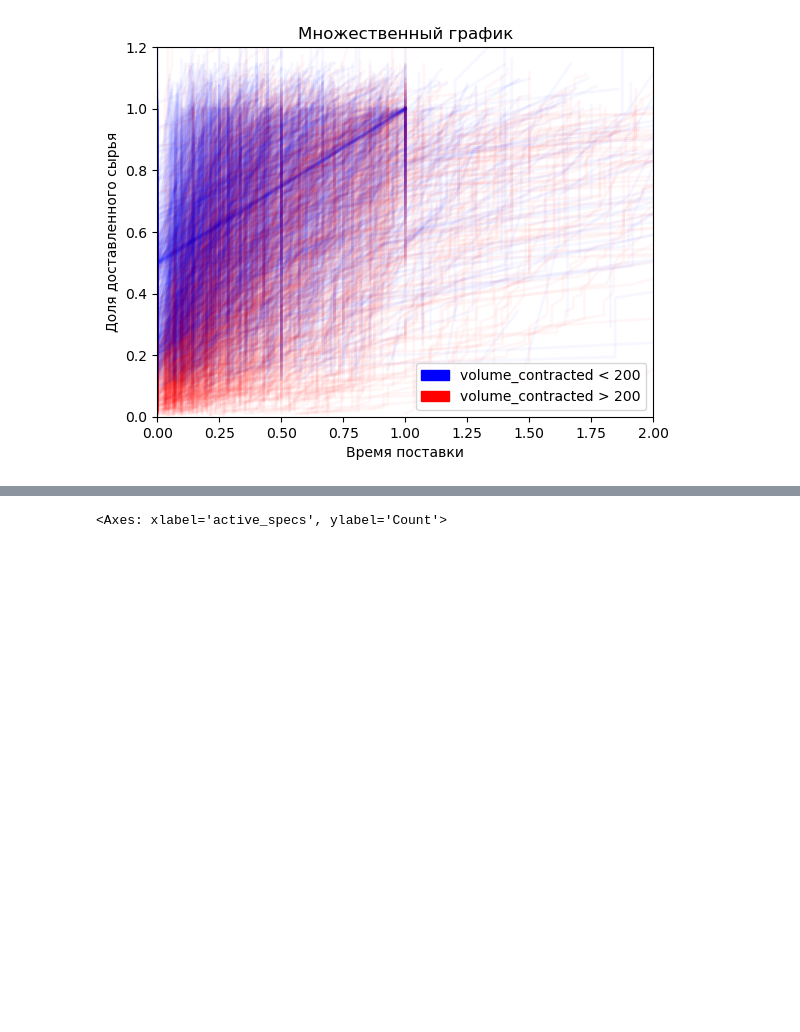
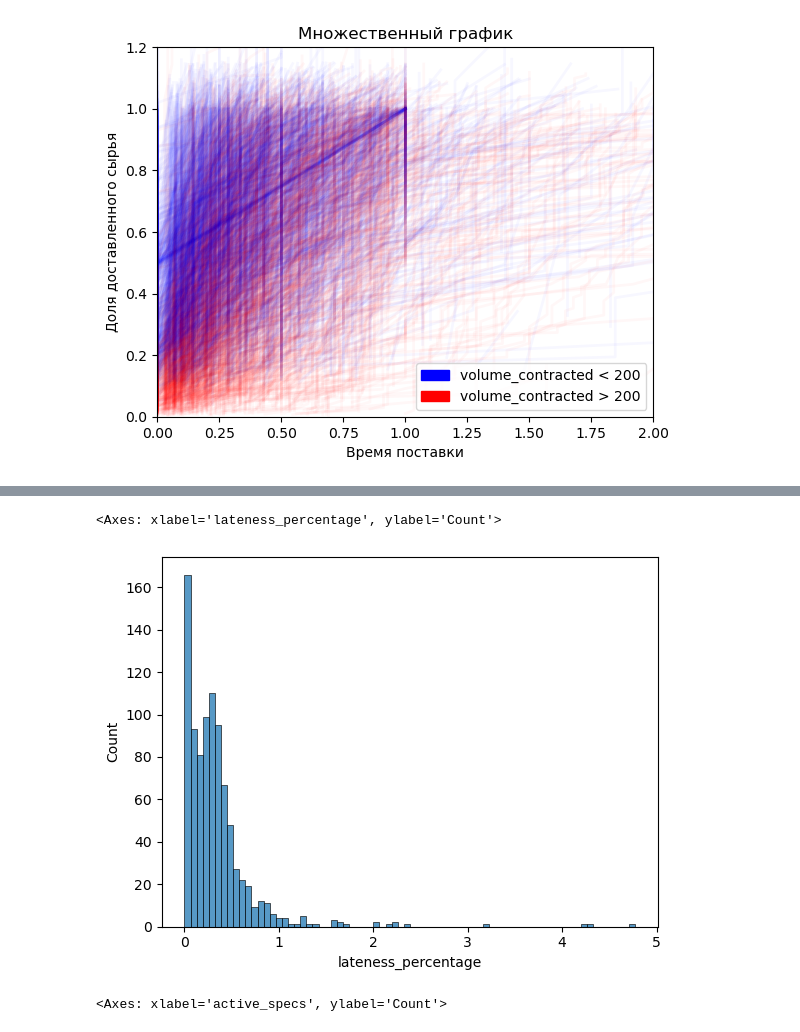
Before and after one commit to my-sas/Suppliers-time-series-analysis, a Jupyter notebook: notebooks/EDA.ipynb, the cells around one changed output, grey strips where cells are left out. Cells and saved outputs as stored; diff of their text form; code cells hidden in the pictures; blank space fills up the shorter version.

```diff
--- a/notebooks/EDA.ipynb
+++ b/notebooks/EDA.ipynb
@@ -245,3 +246,8 @@ data['last_date'] = data.groupby(['id'])['date'].transform('max')
+# %%
+sns.histplot(data.groupby(['supplier', 'id']).agg({'lateness_percentage': 'max'}).groupby(['supplier']).agg({'lateness_percentage': 'std'})['lateness_percentage'])
+# %% [output]
+<Axes: xlabel='lateness_percentage', ylabel='Count'>
+[figure, added]
 # %%
 """
 Сколько у поставщика одновременных спецификаций
```
Also changed, not shown: parts of 5 cells of this notebook, 11 other files.
